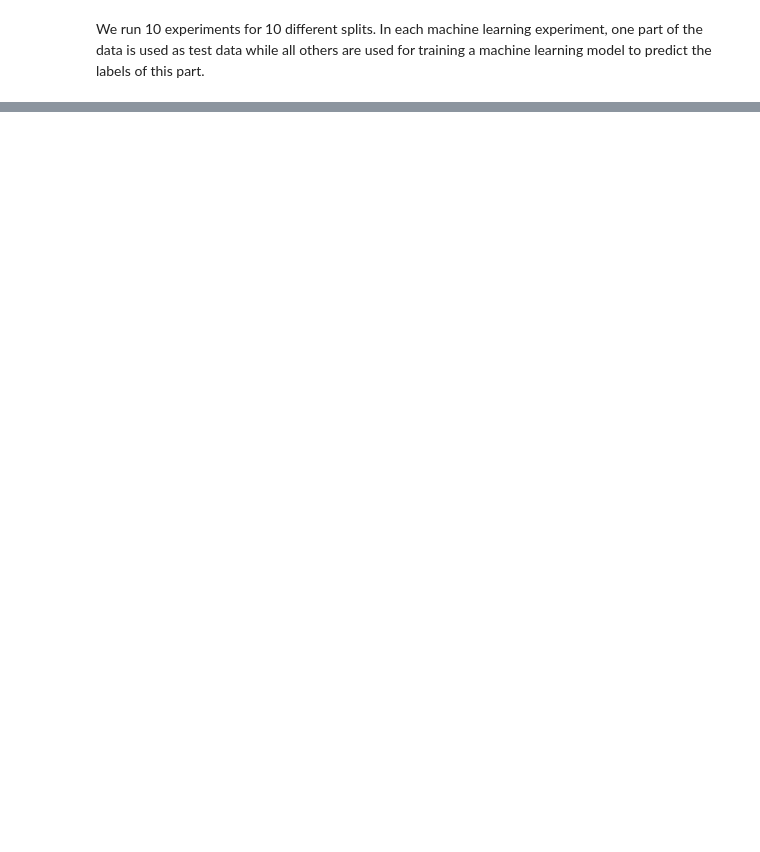
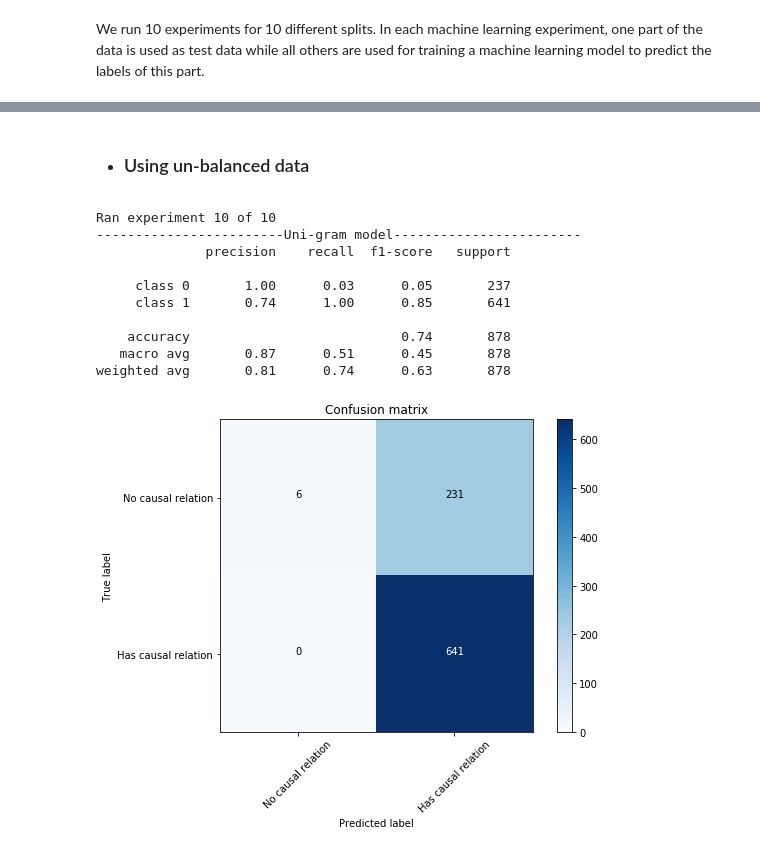
Before and after one commit to SSIML2021/SSIML2021, a Jupyter notebook: notebooks/1.1-causal-relation-precence-detection.ipynb, the cells around one changed output, grey strips where cells are left out. Drawn from its saved outputs; the diff is of its cells as text; code cells hidden in the pictures; blank space fills up the shorter version.

```diff
--- a/notebooks/1.1-causal-relation-precence-detection.ipynb
+++ b/notebooks/1.1-causal-relation-precence-detection.ipynb
@@ -248 +259,23 @@ Precision: 0.868; recall: 0.513; F1: 0.448
+# %% [markdown]
+* <h3>Using un-balanced data
+# %%
+#Unigram
+y_true, y_pred = run_experiments(X, y, wordNgrams=1)
+target_names = ['class 0', 'class 1']
+print('------------------------Uni-gram model------------------------')
+print(classification_report(y_true, y_pred, target_names=target_names))
+cm = sklearn.metrics.confusion_matrix(y_true, y_pred)
+plot_confusion_matrix(cm, ['No causal relation', 'Has causal relation'], normalize=False)
+# %% [output]
+Ran experiment 10 of 10
+------------------------Uni-gram model------------------------
+              precision    recall  f1-score   support
+
+     class 0       1.00      0.03      0.05       237
+     class 1       0.74      1.00      0.85       641
+
+    accuracy                           0.74       878
+   macro avg       0.87      0.51      0.45       878
+weighted avg       0.81      0.74      0.63       878
+[figure, added]
 # %%
```
Also changed, not shown: parts of 53 cells of this notebook, 1 other file.
